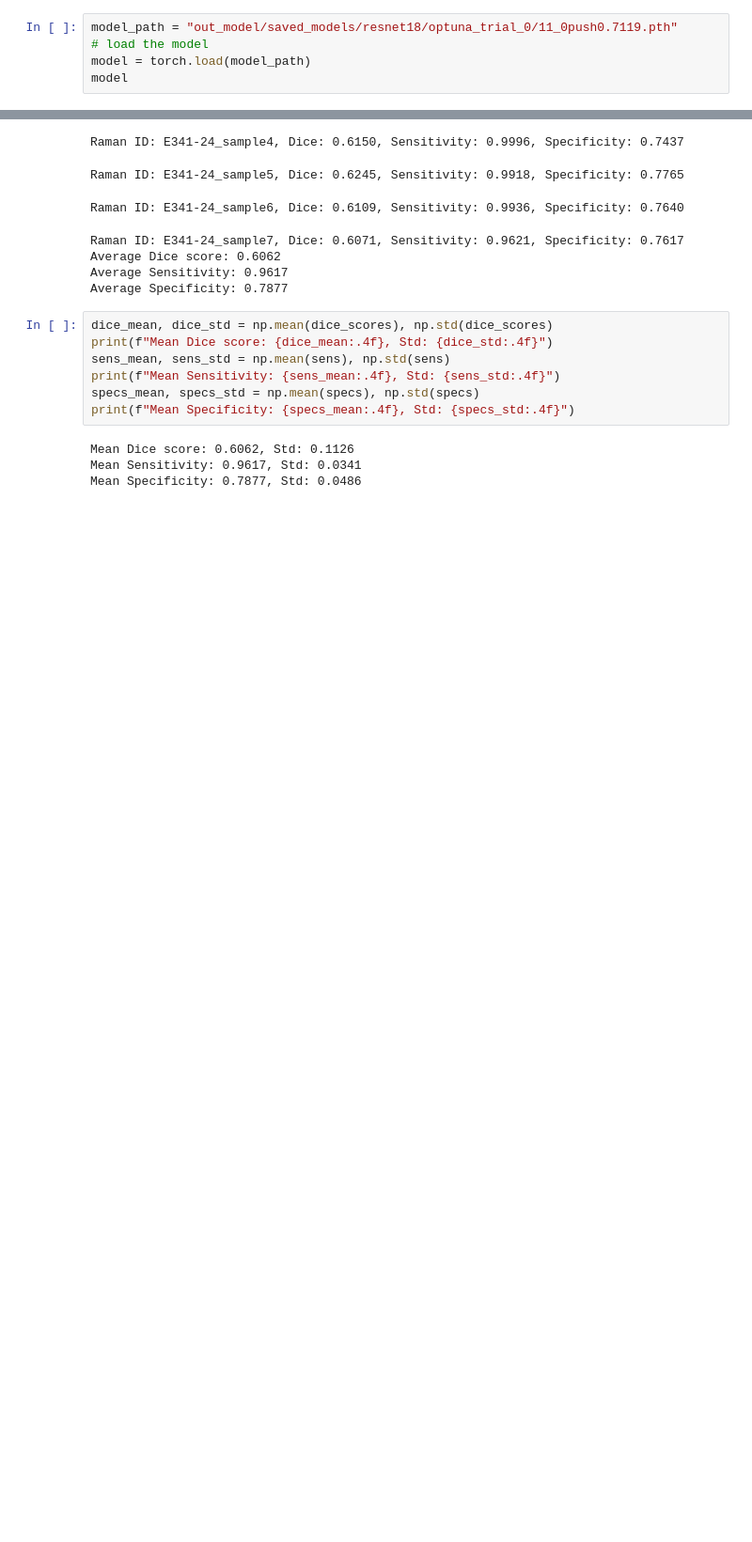
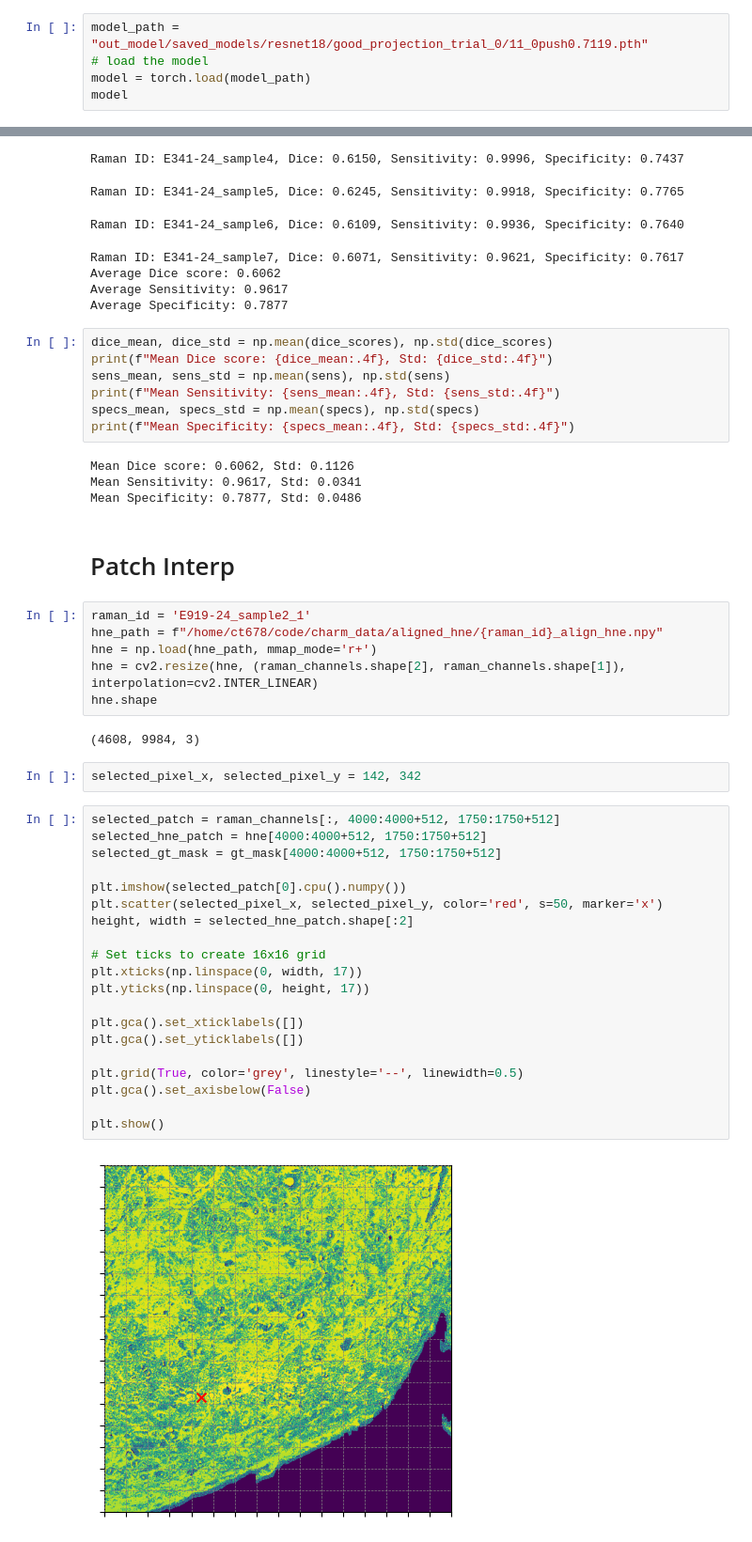
Before and after one commit to cyber-chris/this-does-not-look-like-that, a Jupyter notebook: model_result.ipynb, the cells around one changed output, grey strips where cells are left out. Shown at 94% size. Cells and saved outputs as stored; diff of their text form; blank space fills up the shorter version.

Commit message:
add patch interp to model result nb

```diff
--- a/model_result.ipynb
+++ b/model_result.ipynb
@@ -31,7 +29,7 @@ WARNING: SquidPy package not installed. You won't be able to use segmentation ma
 # %%
 logging.basicConfig(level=logging.INFO)
 # %%
-model_path = "out_model/saved_models/resnet18/optuna_trial_0/11_0push0.7119.pth"
+model_path = "out_model/saved_models/resnet18/good_projection_trial_0/11_0push0.7119.pth"
 # load the model
 model = torch.load(model_path)
 model
@@ -329,3 +327,37 @@ print(f"Mean Specificity: {specs_mean:.4f}, Std: {specs_std:.4f}")
 Mean Dice score: 0.6062, Std: 0.1126
 Mean Sensitivity: 0.9617, Std: 0.0341
 Mean Specificity: 0.7877, Std: 0.0486
+# %% [markdown]
+# Patch Interp
+# %%
+raman_id = 'E919-24_sample2_1'
+hne_path = f"/home/ct678/code/charm_data/aligned_hne/{raman_id}_align_hne.npy"
+hne = np.load(hne_path, mmap_mode='r+')
+hne = cv2.resize(hne, (raman_channels.shape[2], raman_channels.shape[1]), interpolation=cv2.INTER_LINEAR)
+hne.shape
+# %% [output]
+(4608, 9984, 3)
+# %%
+selected_pixel_x, selected_pixel_y = 142, 342
+# %%
+selected_patch = raman_channels[:, 4000:4000+512, 1750:1750+512]
+selected_hne_patch = hne[4000:4000+512, 1750:1750+512]
+selected_gt_mask = gt_mask[4000:4000+512, 1750:1750+512]
+
+plt.imshow(selected_patch[0].cpu().numpy())
+plt.scatter(selected_pixel_x, selected_pixel_y, color='red', s=50, marker='x')
+height, width = selected_hne_patch.shape[:2]
+
+# Set ticks to create 16x16 grid
+plt.xticks(np.linspace(0, width, 17))
+plt.yticks(np.linspace(0, height, 17))
+
+plt.gca().set_xticklabels([])
+plt.gca().set_yticklabels([])
+
+plt.grid(True, color='grey', linestyle='--', linewidth=0.5)
+plt.gca().set_axisbelow(False)
+
+plt.show()
+# %% [output]
+[figure, added]
```
Also changed, not shown: parts of 6 cells of this notebook.
